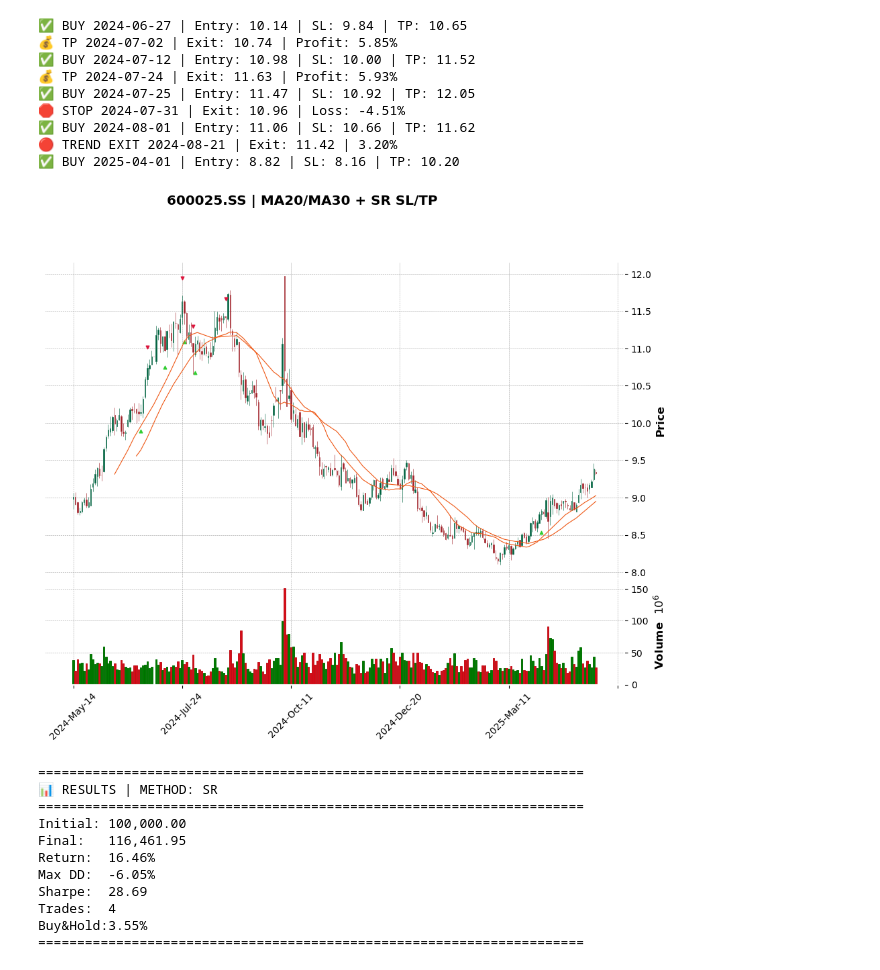
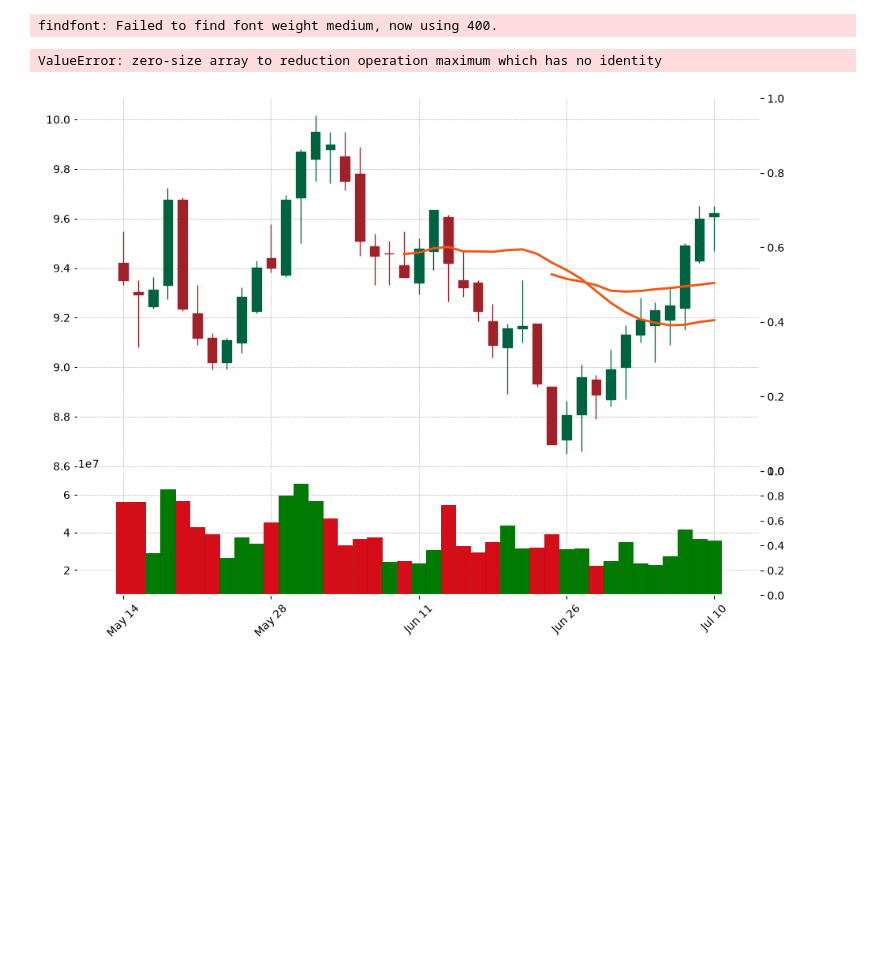
Before and after one commit to liqinsg/quant_code, a Jupyter notebook: 7_double_ma_mplfinance_sltp.ipynb, the cells around one changed output. Saved outputs shown, nothing was run; the diff lists cells and outputs as text; code cells hidden in the pictures; blank space fills up the shorter version.

```diff
--- a/7_double_ma_mplfinance_sltp.ipynb
+++ b/7_double_ma_mplfinance_sltp.ipynb
@@ -12,8 +12,8 @@ import matplotlib.pyplot as plt
 # ⚙️ SETTINGS
 # ==============================================
 TICKER = "600025.SS"
-START_DATE = "2024-05-14"
-END_DATE = "2025-05-13"
+START_DATE = "2026-05-14"
+END_DATE = "2026-07-13"
 INITIAL_CAPITAL = 100000
 TRANSACTION_FEE = 0.0003
 
@@ -180,51 +180,33 @@ capital_series = pd.Series(capital_list, index=df["trade_date"])
 df_plot = df.set_index("trade_date").rename(columns={"open":"Open","high":"High","low":"Low","close":"Close","vol":"Volume"})
 
 ap_buy = mpf.make_addplot(df_plot["Buy_Signal"], type="scatter", marker="^", color="limegreen", markersize=11)
 ap_sell = mpf.make_addplot(df_plot["Sell_Signal"], type="scatter", marker="v", color="crimson", markersize=11)
 ap_rsi = [
     mpf.make_addplot(df_plot["RSI"], panel=1, color="purple"),
     mpf.make_addplot([30]*len(df_plot), panel=1, color="green", linestyle="--"),
     mpf.make_addplot([70]*len(df_plot), panel=1, color="red", linestyle="--")
 ]
 
 mpf.plot(
     df_plot, type="candle", style="charles",
     title=f"{TICKER} | MA20/MA30 + {USE_METHOD} SL/TP",
     mav=(20,30), volume=True, addplot=[ap_buy, ap_sell] + ap_rsi,
     panel_ratios=(3,1), figsize=(12,9)
 )
 
 print("\n" + "="*70)
 print(f"📊 RESULTS | METHOD: {USE_METHOD}")
 print("="*70)
 print(f"Initial: {INITIAL_CAPITAL:,.2f}")
 print(f"Final:   {capital_series.iloc[-1]:,.2f}")
 print(f"Return:  {ffn.calc_total_return(capital_series):.2%}")
 print(f"Max DD:  {ffn.calc_max_drawdown(capital_series):.2%}")
 print(f"Sharpe:  {ffn.calc_sharpe(capital_series):.2f}")
 print(f"Trades:  {len(trade_log)}")
 bh = df["close"].iloc[-1]/df["close"].iloc[0]-1
 print(f"Buy&Hold:{bh:.2%}")
 print("="*70)
 # %% [output]
-✅ BUY 2024-06-27 | Entry: 10.14 | SL: 9.84 | TP: 10.65
-💰 TP 2024-07-02 | Exit: 10.74 | Profit: 5.85%
-✅ BUY 2024-07-12 | Entry: 10.98 | SL: 10.00 | TP: 11.52
-💰 TP 2024-07-24 | Exit: 11.63 | Profit: 5.93%
-✅ BUY 2024-07-25 | Entry: 11.47 | SL: 10.92 | TP: 12.05
-🛑 STOP 2024-07-31 | Exit: 10.96 | Loss: -4.51%
-✅ BUY 2024-08-01 | Entry: 11.06 | SL: 10.66 | TP: 11.62
-🔴 TREND EXIT 2024-08-21 | Exit: 11.42 | 3.20%
-✅ BUY 2025-04-01 | Entry: 8.82 | SL: 8.16 | TP: 10.20
+findfont: Failed to find font weight medium, now using 400.
+ValueError: zero-size array to reduction operation maximum which has no identity
-[figure, old version]
+[figure, new version]
-======================================================================
-📊 RESULTS | METHOD: SR
-======================================================================
-Initial: 100,000.00
-Final:   116,461.95
-Return:  16.46%
-Max DD:  -6.05%
-Sharpe:  28.69
-Trades:  4
-Buy&Hold:3.55%
-======================================================================
```
Also changed, not shown: 37 other files.
